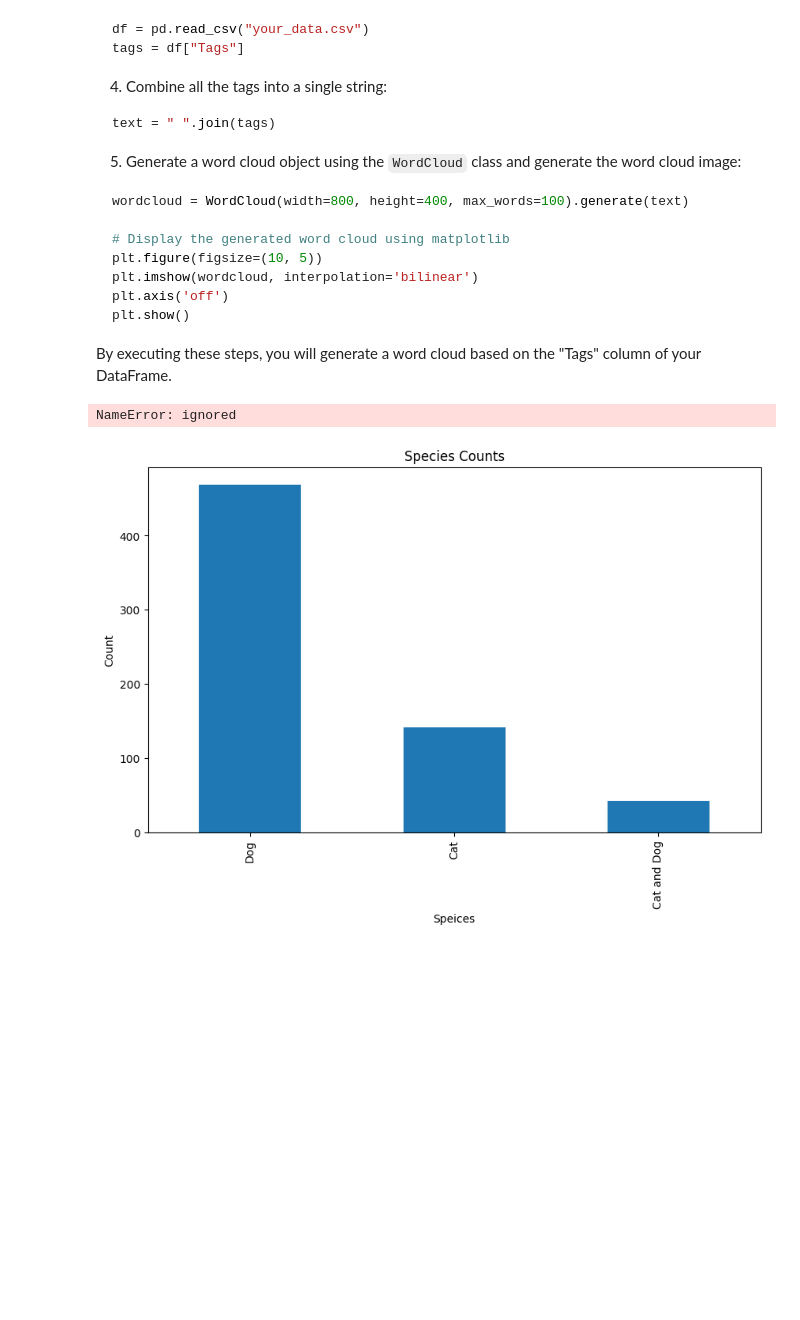
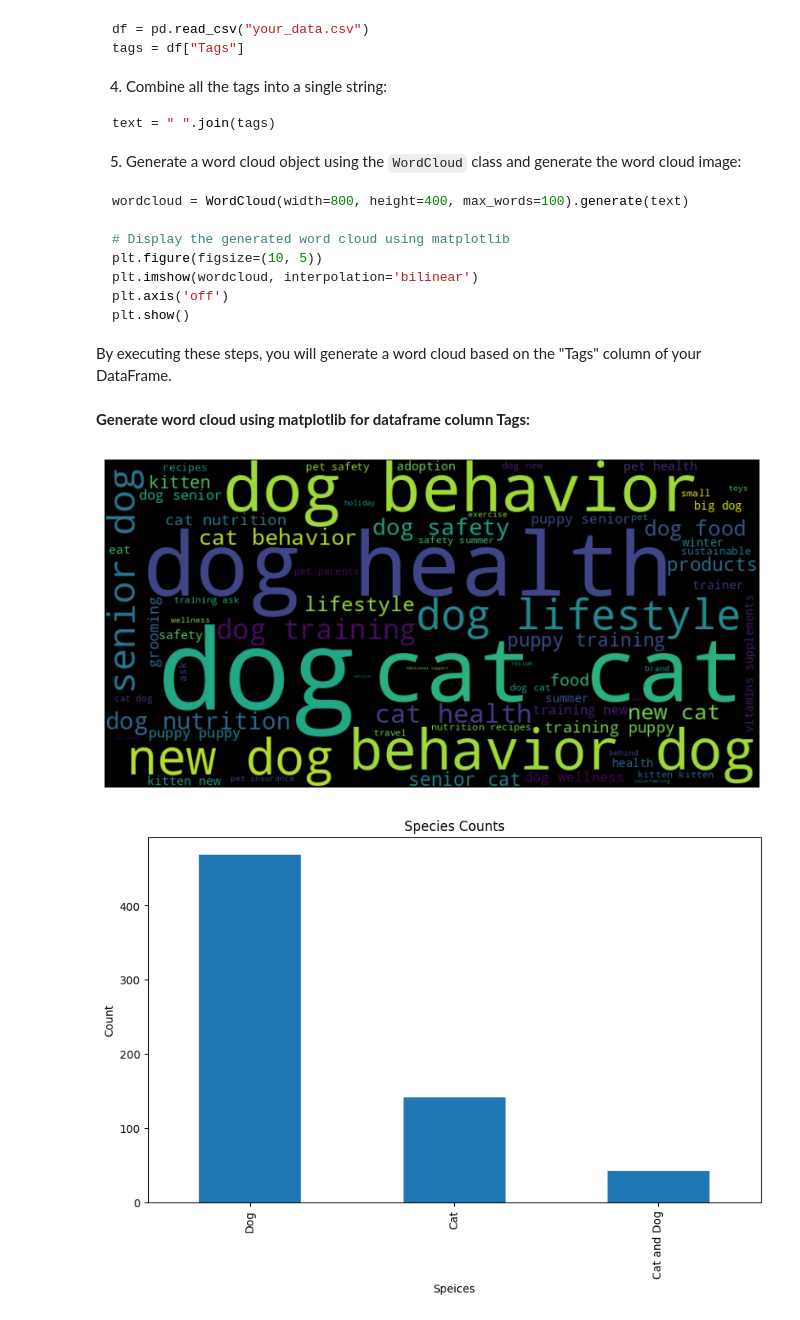
Before and after one commit to SrijitaThakur/downloadpdf, a Jupyter notebook: downloadpdf_and_graph.ipynb, the cells around one changed output. Cells and saved outputs as stored; diff of their text form; code cells hidden in the pictures; blank space fills up the shorter version.

````diff
--- a/downloadpdf_and_graph.ipynb
+++ b/downloadpdf_and_graph.ipynb
@@ -431,9 +413,15 @@ plt.show()
 ```
 
 By executing these steps, you will generate a word cloud based on the "Tags" column of your DataFrame.
+# %% [markdown]
+**Generate word cloud using matplotlib for dataframe column Tags:**
 # %%
 tags = merged_df["Tags"]
 text = " ".join(tags)
 wordcloud = WordCloud(width=800, height=400, max_words=100).generate(text)
+plt.figure(figsize=(10, 5))
+plt.imshow(wordcloud, interpolation='bilinear')
+plt.axis('off')
+plt.show()
 # %% [output]
-NameError: ignored
+[figure, added]
````
Also changed, not shown: parts of 2 cells of this notebook.
